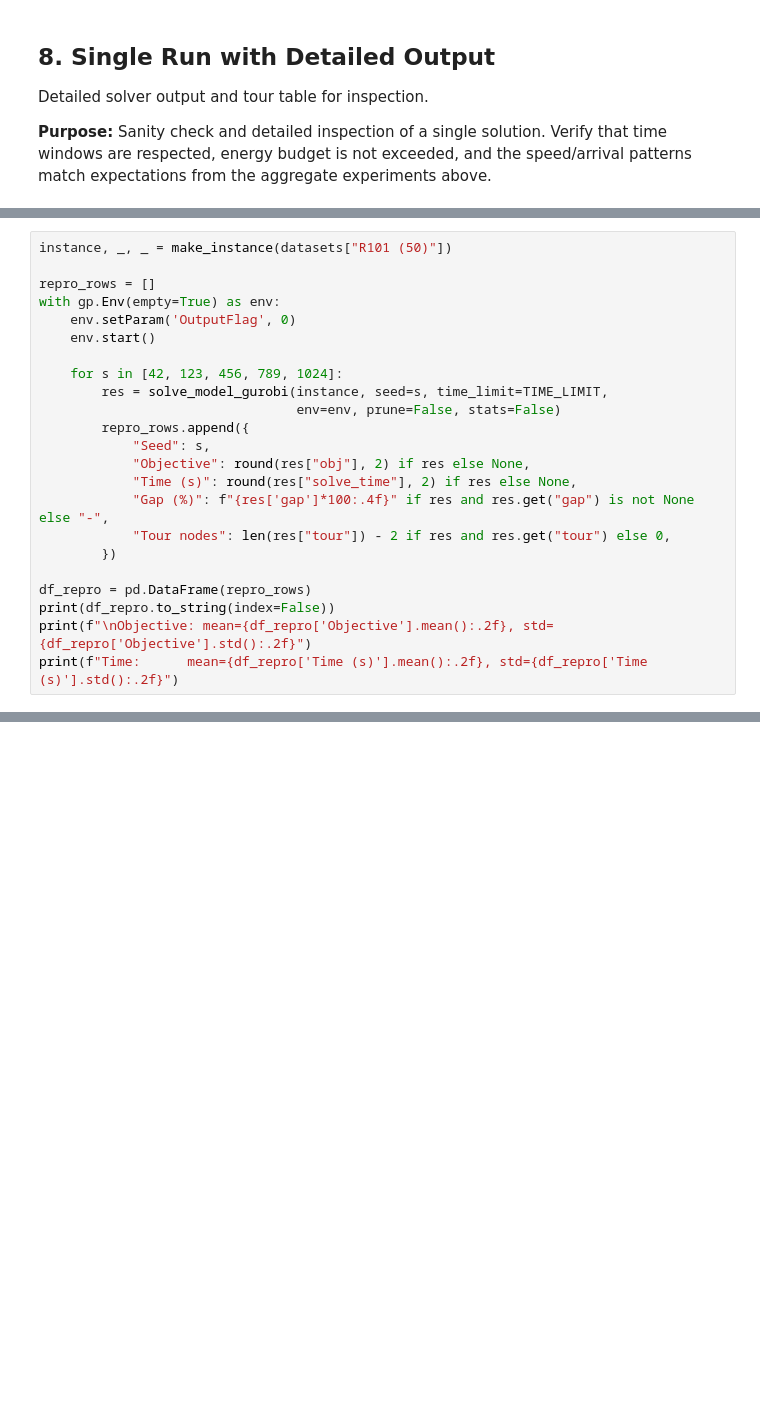
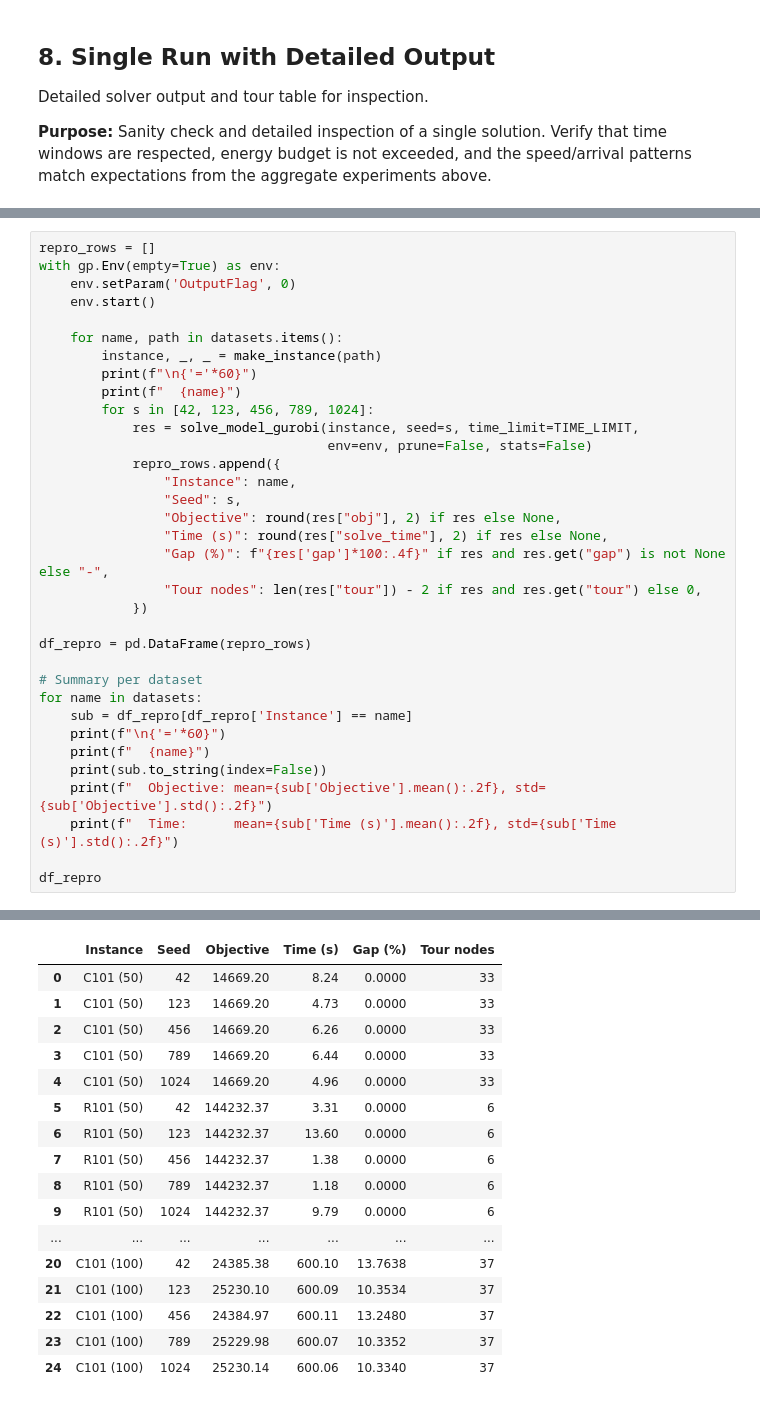
Before and after one commit to kirtisoglu/UAV-Routing, a Jupyter notebook: experiments/exact.ipynb, the cells around one changed output, grey strips where cells are left out. Saved outputs shown, nothing was run; the diff lists cells and outputs as text; blank space fills up the shorter version.

```diff
--- a/experiments/exact.ipynb
+++ b/experiments/exact.ipynb
@@ -434,24 +571,35 @@ Solve Time:           2.70 seconds
 # %%
-instance, _, _ = make_instance(datasets["R101 (50)"])
-
 repro_rows = []
 with gp.Env(empty=True) as env:
     env.setParam('OutputFlag', 0)
     env.start()
 
-    for s in [42, 123, 456, 789, 1024]:
-        res = solve_model_gurobi(instance, seed=s, time_limit=TIME_LIMIT,
-                                 env=env, prune=False, stats=False)
-        repro_rows.append({
-            "Seed": s,
-            "Objective": round(res["obj"], 2) if res else None,
-            "Time (s)": round(res["solve_time"], 2) if res else None,
-            "Gap (%)": f"{res['gap']*100:.4f}" if res and res.get("gap") is not None else "-",
-            "Tour nodes": len(res["tour"]) - 2 if res and res.get("tour") else 0,
-        })
+    for name, path in datasets.items():
+        instance, _, _ = make_instance(path)
+        print(f"\n{'='*60}")
+        print(f"  {name}")
+        for s in [42, 123, 456, 789, 1024]:
+            res = solve_model_gurobi(instance, seed=s, time_limit=TIME_LIMIT,
+                                     env=env, prune=False, stats=False)
+            repro_rows.append({
+                "Instance": name,
+                "Seed": s,
+                "Objective": round(res["obj"], 2) if res else None,
+                "Time (s)": round(res["solve_time"], 2) if res else None,
+                "Gap (%)": f"{res['gap']*100:.4f}" if res and res.get("gap") is not None else "-",
+                "Tour nodes": len(res["tour"]) - 2 if res and res.get("tour") else 0,
+            })
 
 df_repro = pd.DataFrame(repro_rows)
-print(df_repro.to_string(index=False))
-print(f"\nObjective: mean={df_repro['Objective'].mean():.2f}, std={df_repro['Objective'].std():.2f}")
-print(f"Time:      mean={df_repro['Time (s)'].mean():.2f}, std={df_repro['Time (s)'].std():.2f}")
+
+# Summary per dataset
+for name in datasets:
+    sub = df_repro[df_repro['Instance'] == name]
+    print(f"\n{'='*60}")
+    print(f"  {name}")
+    print(sub.to_string(index=False))
+    print(f"  Objective: mean={sub['Objective'].mean():.2f}, std={sub['Objective'].std():.2f}")
+    print(f"  Time:      mean={sub['Time (s)'].mean():.2f}, std={sub['Time (s)'].std():.2f}")
+
+df_repro
 # %% [output]
@@ -466,0 +623,17 @@ Time:      mean=5.44, std=5.47
+|  | Instance | Seed | Objective | Time (s) | Gap (%) | Tour nodes |
+| 0 | C101 (50) | 42 | 14669.20 | 8.24 | 0.0000 | 33 |
+| 1 | C101 (50) | 123 | 14669.20 | 4.73 | 0.0000 | 33 |
+| 2 | C101 (50) | 456 | 14669.20 | 6.26 | 0.0000 | 33 |
+| 3 | C101 (50) | 789 | 14669.20 | 6.44 | 0.0000 | 33 |
+| 4 | C101 (50) | 1024 | 14669.20 | 4.96 | 0.0000 | 33 |
+| 5 | R101 (50) | 42 | 144232.37 | 3.31 | 0.0000 | 6 |
+| 6 | R101 (50) | 123 | 144232.37 | 13.60 | 0.0000 | 6 |
+| 7 | R101 (50) | 456 | 144232.37 | 1.38 | 0.0000 | 6 |
+| 8 | R101 (50) | 789 | 144232.37 | 1.18 | 0.0000 | 6 |
+| 9 | R101 (50) | 1024 | 144232.37 | 9.79 | 0.0000 | 6 |
+| ... | ... | ... | ... | ... | ... | ... |
+| 20 | C101 (100) | 42 | 24385.38 | 600.10 | 13.7638 | 37 |
+| 21 | C101 (100) | 123 | 25230.10 | 600.09 | 10.3534 | 37 |
+| 22 | C101 (100) | 456 | 24384.97 | 600.11 | 13.2480 | 37 |
+| 23 | C101 (100) | 789 | 25229.98 | 600.07 | 10.3352 | 37 |
+| 24 | C101 (100) | 1024 | 25230.14 | 600.06 | 10.3340 | 37 |
```
Also changed, not shown: parts of 17 cells of this notebook, 6 other files.
